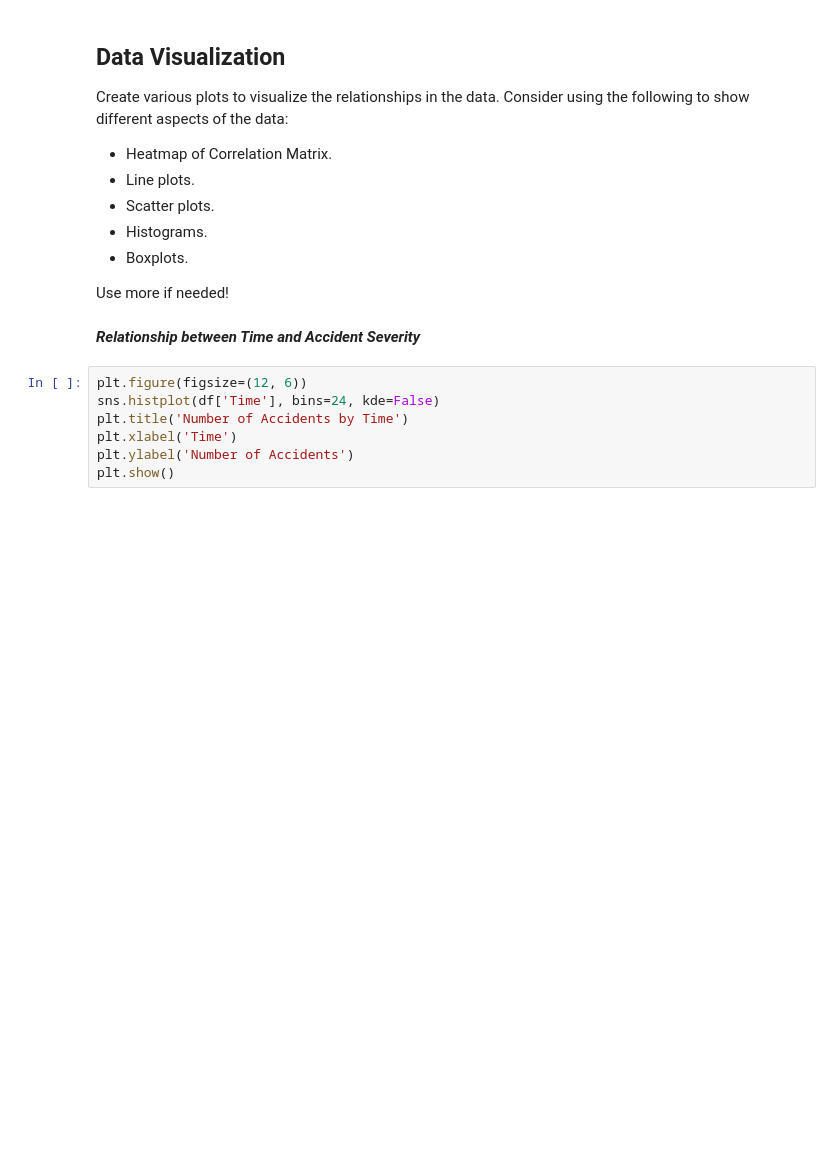
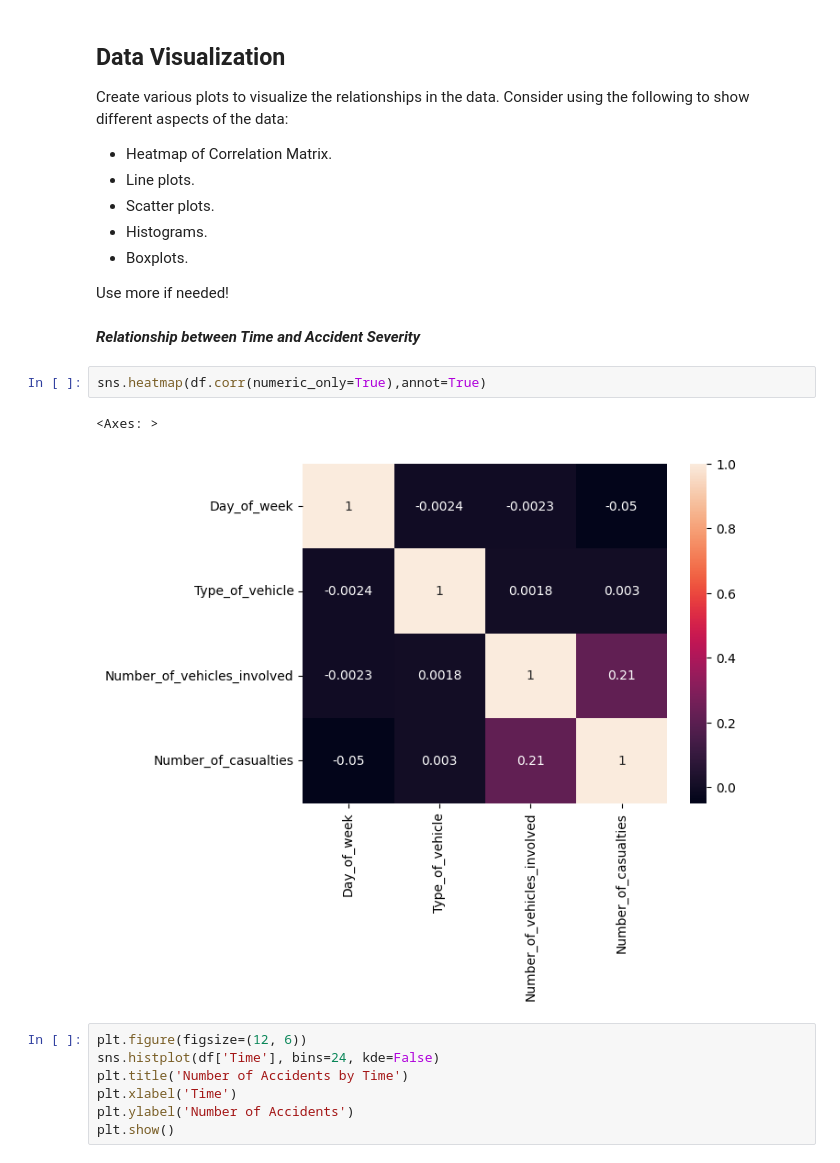
Before and after one commit to LujainOwaimer/exam, a Jupyter notebook: Copy_of_Weekly_Project.ipynb, the cells around one changed output. Saved outputs shown, nothing was run; the diff lists cells and outputs as text; blank space fills up the shorter version.

```diff
--- a/Copy_of_Weekly_Project.ipynb
+++ b/Copy_of_Weekly_Project.ipynb
@@ -214,6 +214,11 @@ Create various plots to visualize the relationships in the data. Consider using
 Use more if needed!
 # %% [markdown]
 ***Relationship between Time and Accident Severity***
+# %%
+sns.heatmap(df.corr(numeric_only=True),annot=True)
+# %% [output]
+<Axes: >
+[figure, added]
 # %%
 plt.figure(figsize=(12, 6))
 sns.histplot(df['Time'], bins=24, kde=False)
```
Also changed, not shown: parts of 6 cells of this notebook.
